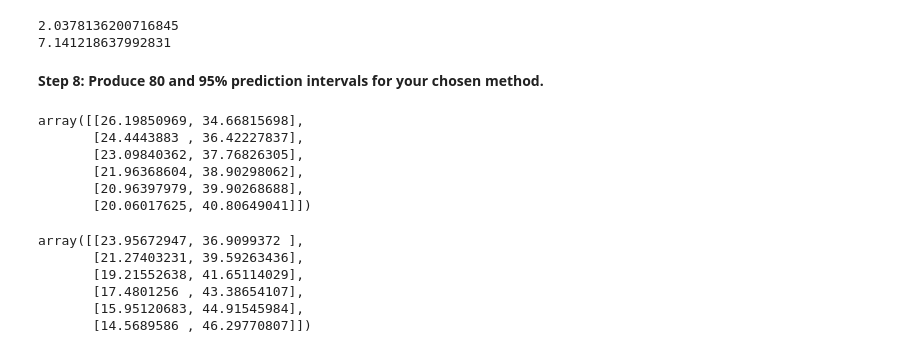
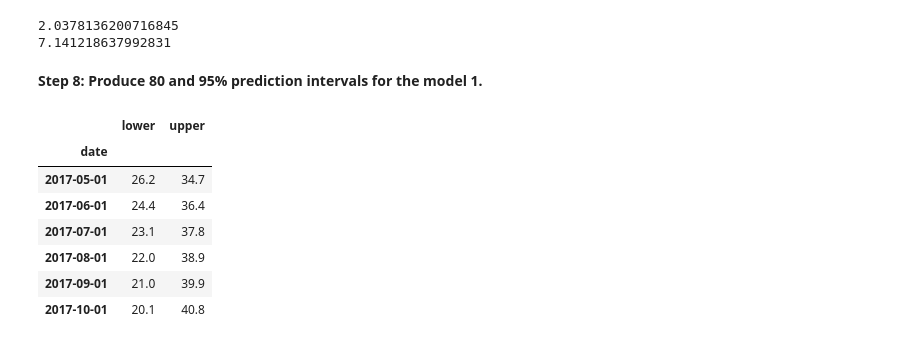
Before and after one commit to health-data-science-OR/forecasting, a Jupyter notebook: 01_basics/01_practicals_notebooks/Practical_1_SOLUTIONS.ipynb, the cells around one changed output. Cells and saved outputs as stored; diff of their text form; code cells hidden in the pictures.

Commit message:
feat(lab1): pred interval coverage

```diff
--- a/01_basics/01_practicals_notebooks/Practical_1_SOLUTIONS.ipynb
+++ b/01_basics/01_practicals_notebooks/Practical_1_SOLUTIONS.ipynb
@@ -247,29 +254,25 @@ print(mae_2)
 2.0378136200716845
 7.141218637992831
 # %% [markdown]
-**Step 8: Produce 80 and 95% prediction intervals for your chosen method.**
+**Step 8: Produce 80 and 95% prediction intervals for the model 1.**
 # %%
 #your code here ...
 # %%
 y_preds, y_intervals = model_1.predict(horizon=6, return_predict_int=True,
                                        alpha=[0.2, 0.05])
-
-#80%
-y_intervals[0]
-# %% [output]
-array([[26.19850969, 34.66815698],
-       [24.4443883 , 36.42227837],
-       [23.09840362, 37.76826305],
-       [21.96368604, 38.90298062],
-       [20.96397979, 39.90268688],
-       [20.06017625, 40.80649041]])
-# %%
-#95%
-y_intervals[1]
-# %% [output]
-array([[23.95672947, 36.9099372 ],
-       [21.27403231, 39.59263436],
-       [19.21552638, 41.65114029],
-       [17.4801256 , 43.38654107],
-       [15.95120683, 44.91545984],
-       [14.5689586 , 46.29770807]])
+# %%
+# cast 80% intervals array to dataframe and name columns
+intervals_80 = pd.DataFrame(
+    y_intervals[0], index=test.index, columns=["lower", "upper"]
+)
+
+intervals_80.round(1)
+# %% [output]
+|  | lower | upper |
+| date |  |  |
+| 2017-05-01 | 26.2 | 34.7 |
+| 2017-06-01 | 24.4 | 36.4 |
+| 2017-07-01 | 23.1 | 37.8 |
+| 2017-08-01 | 22.0 | 38.9 |
+| 2017-09-01 | 21.0 | 39.9 |
+| 2017-10-01 | 20.1 | 40.8 |
```
Also changed, not shown: parts of 17 cells of this notebook.
